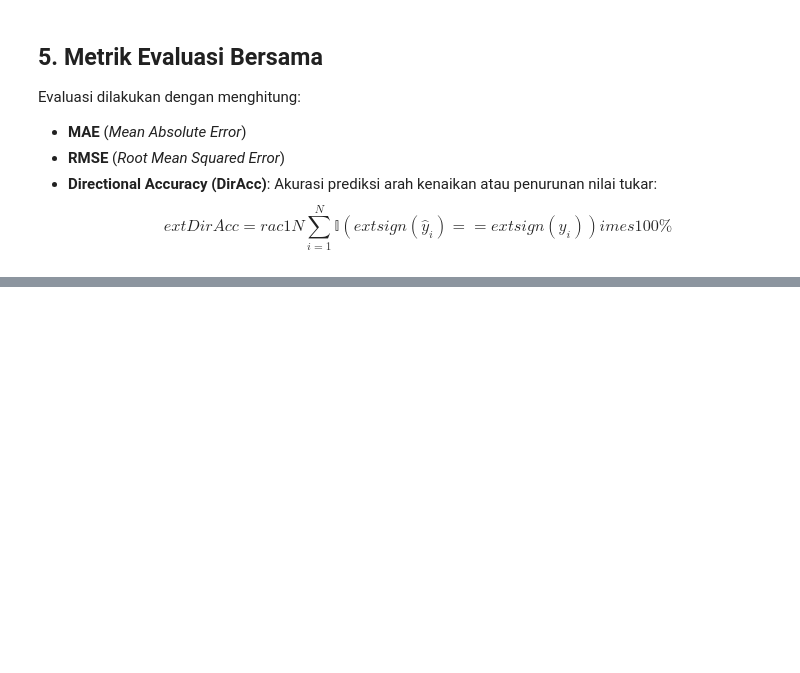
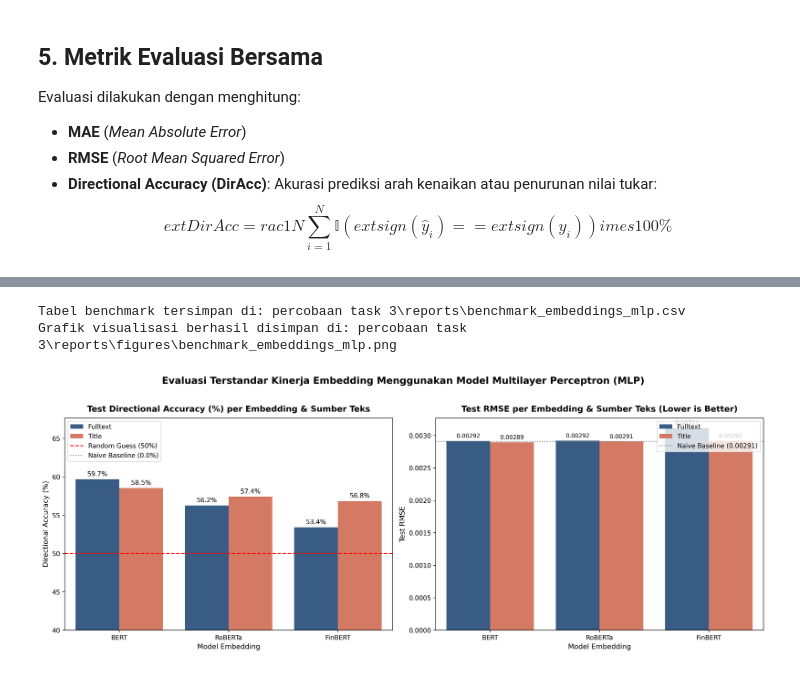
Before and after one commit to farsyaant/nlpproject-grestercinta, a Jupyter notebook: percobaan task 3/trial1.ipynb, the cells around one changed output, grey strips where cells are left out. Cells and saved outputs as stored; diff of their text form; code cells hidden in the pictures; blank space fills up the shorter version.

```diff
--- a/percobaan task 3/trial1.ipynb
+++ b/percobaan task 3/trial1.ipynb
@@ -572,0 +471,75 @@ plt.show()
+# %%
+# Direktori penyimpanan laporan & gambar
+reports_dir = Path("percobaan task 3/reports")
+if not reports_dir.exists():
+    reports_dir = Path("reports")
+reports_dir.mkdir(parents=True, exist_ok=True)
+figures_dir = reports_dir / "figures"
+figures_dir.mkdir(parents=True, exist_ok=True)
+
+# 1. Simpan CSV hasil benchmark embedding
+csv_path = reports_dir / "benchmark_embeddings_mlp.csv"
+benchmark_df.to_csv(csv_path, index=False)
+print(f"Tabel benchmark tersimpan di: {csv_path}")
+
+# 2. Plotting Komparasi Bar Chart
+fig, axes = plt.subplots(1, 2, figsize=(16, 6), dpi=200)
+
+# Subplot 1: Directional Accuracy
+sns.barplot(
+    data=benchmark_df,
+    x="Embedding",
+    y="Test DirAcc (%)",
+    hue="Sumber Teks",
+    palette=["#2b5c8f", "#e76f51"],
+    ax=axes[0]
+)
+axes[0].axhline(50.0, color="red", linestyle="--", linewidth=1.5, label="Random Guess (50%)")
+axes[0].axhline(naive_metrics["DirAcc (%)"], color="gray", linestyle=":", linewidth=1.5, label=f"Naive Baseline ({naive_metrics['DirAcc (%)']:.1f}%)")
+axes[0].set_title("Test Directional Accuracy (%) per Embedding & Sumber Teks", fontsize=13, fontweight="bold", pad=10)
+axes[0].set_ylabel("Directional Accuracy (%)", fontsize=11)
+axes[0].set_xlabel("Model Embedding", fontsize=11)
+axes[0].set_ylim(40, max(benchmark_df["Test DirAcc (%)"]) + 8)
+axes[0].legend(loc="upper left")
+
+# Anotasi nilai di atas bar
+for p in axes[0].patches:
+    height = p.get_height()
+    if pd.notna(height) and height > 0:
+        axes[0].annotate(f"{height:.1f}%",
+            (p.get_x() + p.get_width() / 2., height),
+            ha='center', va='bottom', fontsize=10, xytext=(0, 3), textcoords='offset points')
+
+# Subplot 2: Test RMSE (Semakin rendah semakin baik)
+sns.barplot(
+    data=benchmark_df,
+    x="Embedding",
+    y="Test RMSE",
+    hue="Sumber Teks",
+    palette=["#2b5c8f", "#e76f51"],
+    ax=axes[1]
+)
+axes[1].axhline(naive_metrics["RMSE"], color="gray", linestyle=":", linewidth=1.5, label=f"Naive Baseline ({naive_metrics['RMSE']:.5f})")
+axes[1].set_title("Test RMSE per Embedding & Sumber Teks (Lower is Better)", fontsize=13, fontweight="bold", pad=10)
+axes[1].set_ylabel("Test RMSE", fontsize=11)
+axes[1].set_xlabel("Model Embedding", fontsize=11)
+axes[1].legend(loc="upper right")
+
+for p in axes[1].patches:
+    height = p.get_height()
+    if pd.notna(height) and height > 0:
+        axes[1].annotate(f"{height:.5f}",
+            (p.get_x() + p.get_width() / 2., height),
+            ha='center', va='bottom', fontsize=9, xytext=(0, 3), textcoords='offset points')
+
+plt.suptitle("Evaluasi Terstandar Kinerja Embedding Menggunakan Model Multilayer Perceptron (MLP)", fontsize=15, fontweight="bold", y=1.02)
+plt.tight_layout()
+
+fig_path = figures_dir / "benchmark_embeddings_mlp.png"
+plt.savefig(fig_path, dpi=300, bbox_inches="tight")
+print(f"Grafik visualisasi berhasil disimpan di: {fig_path}")
+plt.show()
+# %% [output]
+Tabel benchmark tersimpan di: percobaan task 3\reports\benchmark_embeddings_mlp.csv
+Grafik visualisasi berhasil disimpan di: percobaan task 3\reports\figures\benchmark_embeddings_mlp.png
+[figure, added]
```
Also changed, not shown: parts of 17 cells of this notebook, 7 other files.
